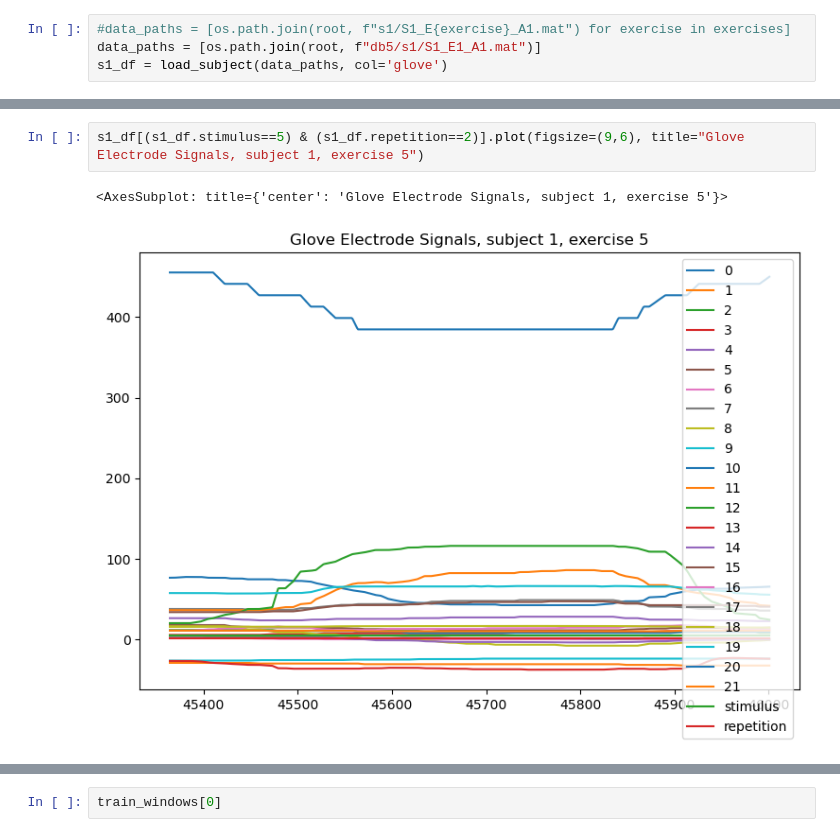
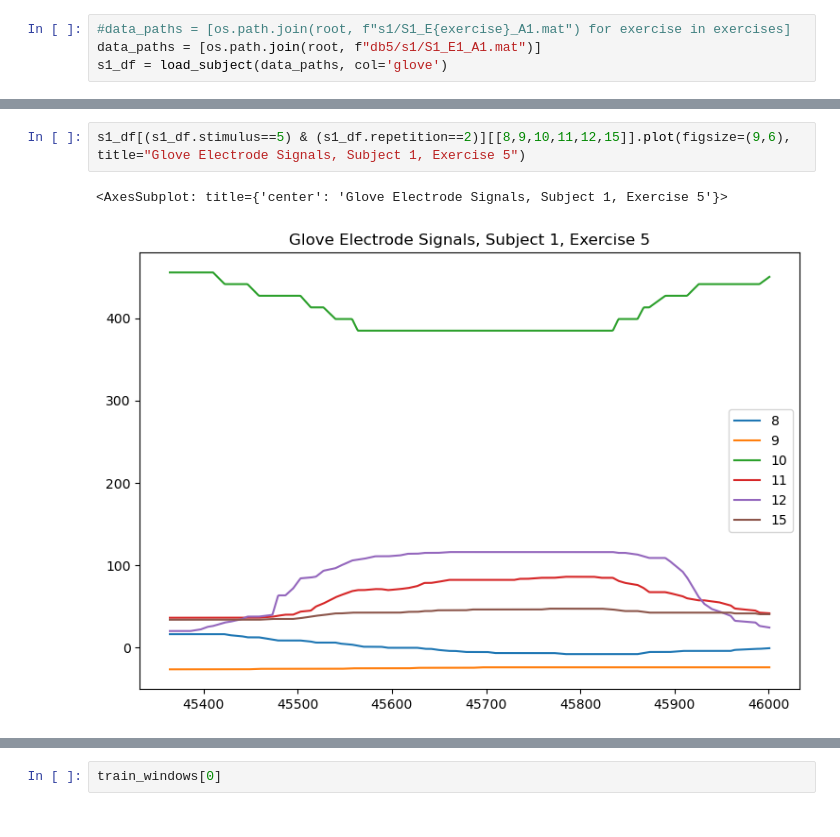
Before and after one commit to alizma/signatures-hand-synergies, a Jupyter notebook: alan_notebook.ipynb, the cells around one changed output, grey strips where cells are left out. Drawn from its saved outputs; the diff is of its cells as text.

```diff
--- a/alan_notebook.ipynb
+++ b/alan_notebook.ipynb
@@ -131,5 +131,5 @@ s1_df[(s1_df.stimulus==3) & (s1_df.repetition==2)].plot(figsize=(9,6), title="Gl
 # %%
-s1_df[(s1_df.stimulus==5) & (s1_df.repetition==2)].plot(figsize=(9,6), title="Glove Electrode Signals, subject 1, exercise 5")
+s1_df[(s1_df.stimulus==5) & (s1_df.repetition==2)][[8,9,10,11,12,15]].plot(figsize=(9,6), title="Glove Electrode Signals, Subject 1, Exercise 5")
 # %% [output]
-<AxesSubplot: title={'center': 'Glove Electrode Signals, subject 1, exercise 5'}>
+<AxesSubplot: title={'center': 'Glove Electrode Signals, Subject 1, Exercise 5'}>
-[figure, old version]
+[figure, new version]
```
Also changed, not shown: parts of 22 cells of this notebook, 2 other files.
